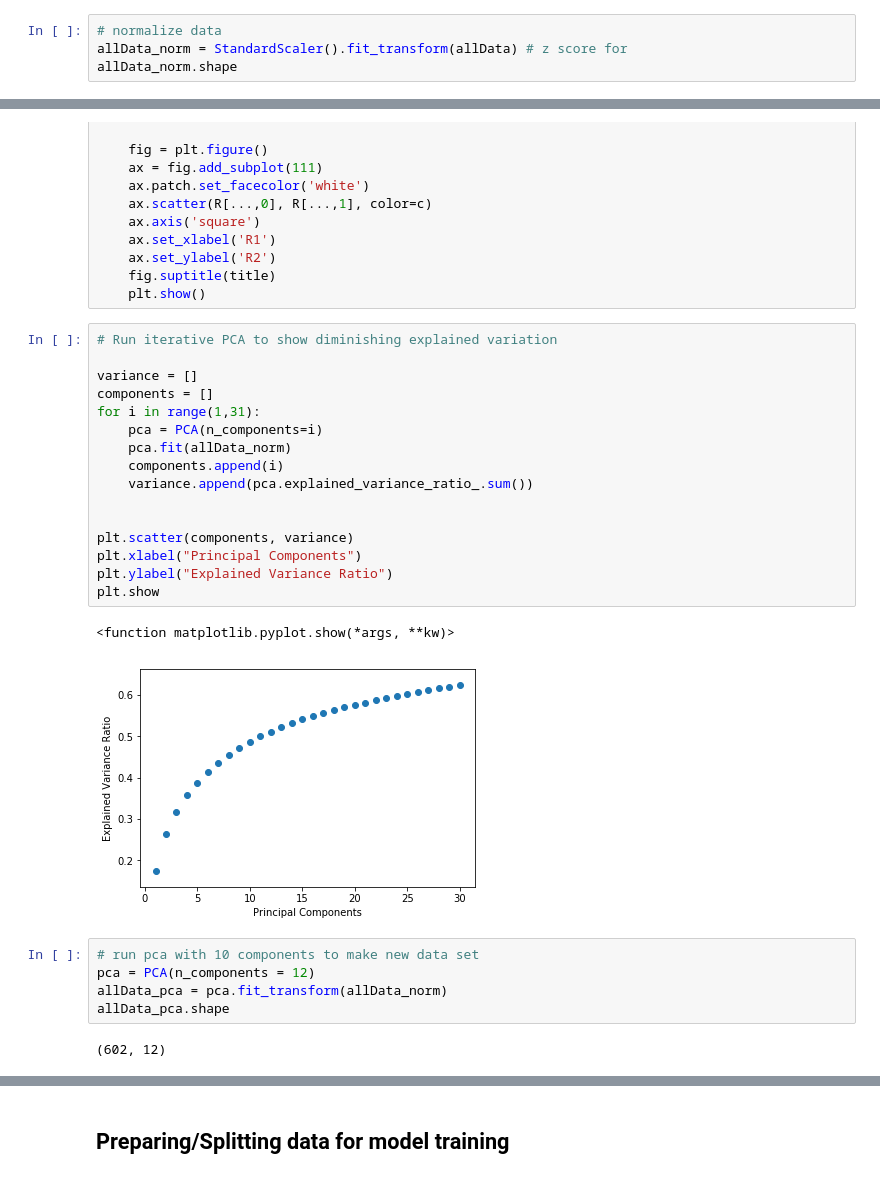
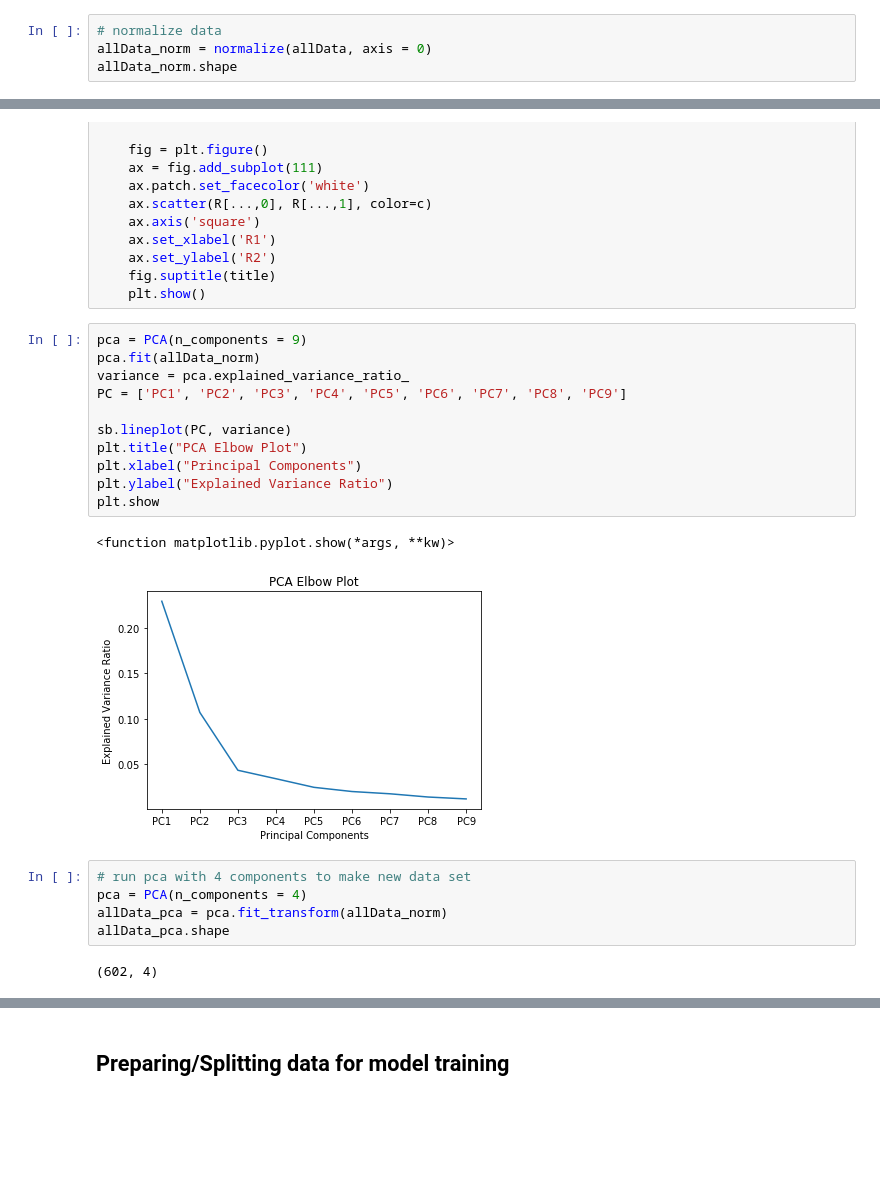
Before and after one commit to JoeJessee/rCCC_clinical_clustering, a Jupyter notebook: Classification normal vs Tumor.ipynb, the cells around one changed output, grey strips where cells are left out. Cells and saved outputs as stored; diff of their text form; blank space fills up the shorter version.

```diff
--- a/Classification normal vs Tumor.ipynb
+++ b/Classification normal vs Tumor.ipynb
@@ -89,6 +64,6 @@ Assign Z-score within feature before subsequent analysis.
 # %%
 # normalize data
-allData_norm = StandardScaler().fit_transform(allData) # z score for
+allData_norm = normalize(allData, axis = 0)
 allData_norm.shape
 # %% [output]
 (602, 52677)
@@ -127,28 +102,23 @@ def scatterplot_2D(R, title, labels=None):
     fig.suptitle(title)
     plt.show()
 # %%
-# Run iterative PCA to show diminishing explained variation
+pca = PCA(n_components = 9)
+pca.fit(allData_norm)
+variance = pca.explained_variance_ratio_
+PC = ['PC1', 'PC2', 'PC3', 'PC4', 'PC5', 'PC6', 'PC7', 'PC8', 'PC9']
 
-variance = []
-components = []
-for i in range(1,31):
-    pca = PCA(n_components=i)
-    pca.fit(allData_norm)
-    components.append(i)
-    variance.append(pca.explained_variance_ratio_.sum())
-
-
-plt.scatter(components, variance)
+sb.lineplot(PC, variance)
+plt.title("PCA Elbow Plot")
 plt.xlabel("Principal Components")
 plt.ylabel("Explained Variance Ratio")
 plt.show
 # %% [output]
 <function matplotlib.pyplot.show(*args, **kw)>
-[figure, old version]
+[figure, new version]
 # %%
-# run pca with 10 components to make new data set
-pca = PCA(n_components = 12)
+# run pca with 4 components to make new data set
+pca = PCA(n_components = 4)
 allData_pca = pca.fit_transform(allData_norm)
 allData_pca.shape
 # %% [output]
-(602, 12)
+(602, 4)
```
Also changed, not shown: parts of 11 cells of this notebook.
